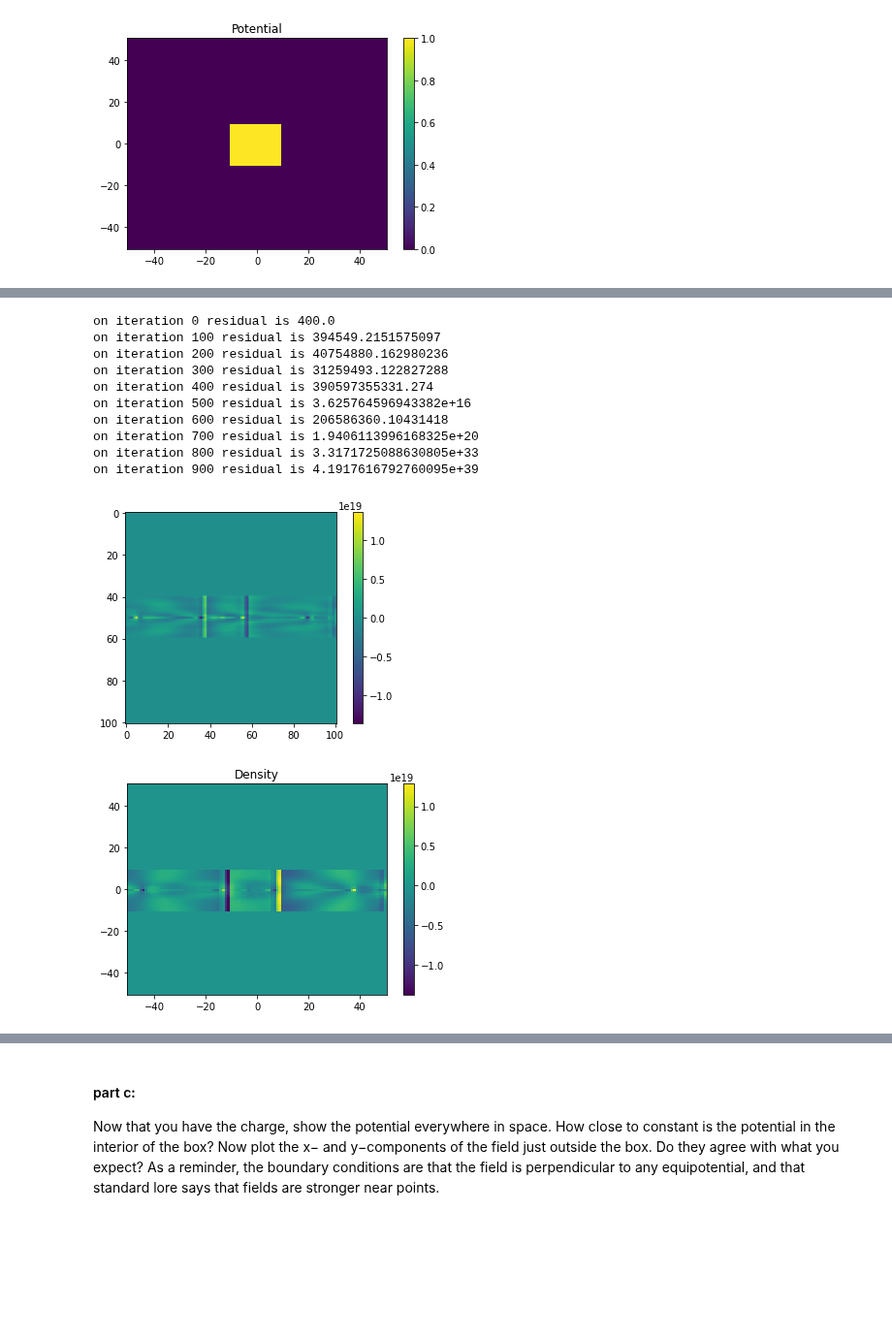
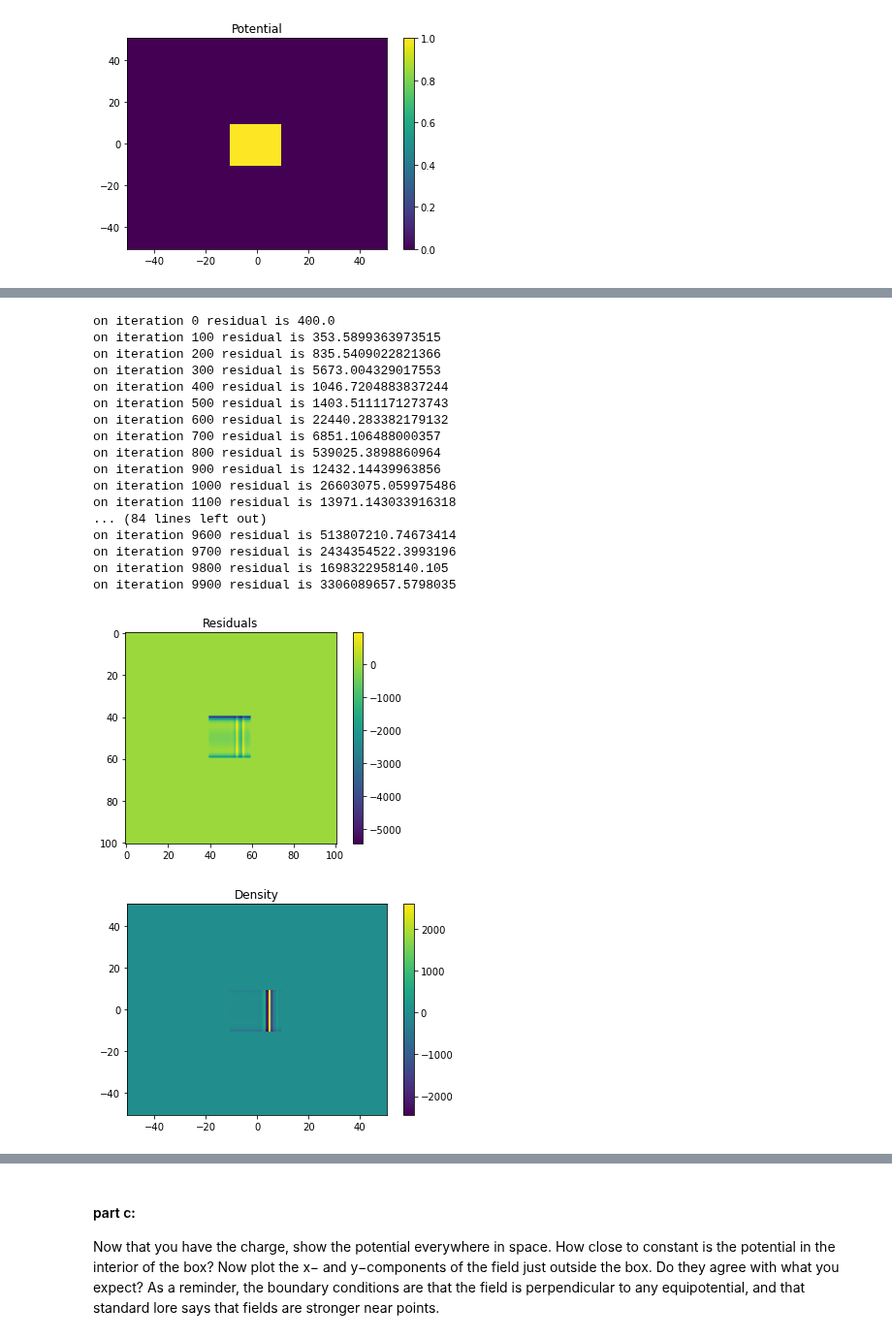
Before and after one commit to eklem1/Phys512_EK, a Jupyter notebook: PS7/A7_Q2.ipynb, the cells around one changed output, grey strips where cells are left out. Shown at 97% size. Saved outputs shown, nothing was run; the diff lists cells and outputs as text; code cells hidden in the pictures; blank space fills up the shorter version.

```diff
--- a/PS7/A7_Q2.ipynb
+++ b/PS7/A7_Q2.ipynb
@@ -200,2 +182,17 @@ def Ax(G, rho, mask):
+# %%
+def Ax(G, rho, mask):
+    Gp = convFunction(G, rho, p=1)
+
+    GpUse=Gp.copy()
+#     GpUse[mask]=1.0 #want our potential to be 1 in box ? but that's what b is,
+
+    GpUse[np.logical_not(mask)]=0.0 #want our potential outside to be 0?
+
+#     plt.pcolor(xx, yy, GpUse,  shading='auto')
+#     plt.colorbar()
+#     plt.show()
+
+#     print(GpUse[mask])
+    return GpUse
 # %%
 result = np.zeros(V.shape)
@@ -237,44 +228,30 @@ plt.show()
 bc=0*V
 
 mask=np.zeros([m,m],dtype='bool')
-# mask[:,0]=True
-# mask[:,-1]=True
-# mask[0,:]=True
-# mask[-1,:]=True
-#mask[n//2,n//4:(3*n)//4]=True
 
-#mask our line
-mask[cM-s:cM+s,cM-s]=True
-bc[cM-s:cM+s,cM-s]=1.0
-
-# mask[n//4:n//2,n//2:(3*n)//4]=True
-# bc[n//4:n//2,n//2:(3*n)//4]=-1.0
+#mask our line - I'm not actually usign this at all
+mask[cM-s:cM+s,cM-s:cM+s]=True
+bc[cM-s:cM+s,cM-s:cM+s]=1.0 #I don't think I need these anyways
 
 b=V.copy()
-# b[mask]=0
-#b2=-(bc[1:-1,0:-2]+bc[1:-1,2:]+bc[:-2,1:-1]+bc[2:,1:-1])/4.0
-
-# V=0*bc
 
 #what is b really?
 # is it just the 1/2pi * ln(r) function?
-x=np.linspace(-50,50,m)
+centI = int(m/2)
+# print(centI)
+
+x=np.linspace(-centI,centI,m)
 xx,yy=np.meshgrid(x,x)
 
 G = green(xx,yy)
 # print(G[50,:])
 #I get nans for the center point, cause there r = 0 and log(0) = -inf
 #doing this for now but this must be wrong -> soften to get rid of infs
-# for i in range(0, m):
-#     for j in range(0, m):
-#         if np.isinf(G[i, j]):
-#             print(i, j)
-#             G[i, j] = 0.0
-# G[cM-s:cM+s,cM-s:cM+s] = 0.0
 
 #also is this not just r, but dep on V at all???
 #or should the r go to the nearest point that is rho=0 or smt?
 #where does part a come in???
+#and what about the mask??
 
 #initial guess for rho
 rho = np.zeros([m,m])
@@ -283,13 +260,13 @@ r=b-Ax(G, rho, mask)
 
 # print(np.nonzero(Ax(G, rho, mask)))
 
-plt.pcolor(xx, yy, G, shading='auto')
+plt.pcolor(xx, yy, mask, shading='auto')
 plt.colorbar()
 plt.show()
 
 p=r.copy()
 
-for k in range(1000):
+for k in range(10000):
     #Ap=(Ax(pad(p),mask))
     Ap=Ax(G, p, mask)
     #rtr=np.sum(r*r)
@@ -308,6 +285,7 @@ for k in range(1000):
     r=rnew
 
 plt.imshow(r)
+plt.title("Residuals")
 plt.colorbar()
 plt.show()
 
@@ -320,12 +298,19 @@ plt.show()
 on iteration 0 residual is 400.0
-on iteration 100 residual is 394549.2151575097
-on iteration 200 residual is 40754880.162980236
-on iteration 300 residual is 31259493.122827288
-on iteration 400 residual is 390597355331.274
-on iteration 500 residual is 3.625764596943382e+16
-on iteration 600 residual is 206586360.10431418
-on iteration 700 residual is 1.9406113996168325e+20
-on iteration 800 residual is 3.3171725088630805e+33
-on iteration 900 residual is 4.1917616792760095e+39
+on iteration 100 residual is 353.5899363973515
+on iteration 200 residual is 835.5409022821366
+on iteration 300 residual is 5673.004329017553
+on iteration 400 residual is 1046.7204883837244
+on iteration 500 residual is 1403.5111171273743
+on iteration 600 residual is 22440.283382179132
+on iteration 700 residual is 6851.106488000357
+on iteration 800 residual is 539025.3898860964
+on iteration 900 residual is 12432.14439963856
+on iteration 1000 residual is 26603075.059975486
+on iteration 1100 residual is 13971.143033916318
+... (84 lines left out)
+on iteration 9600 residual is 513807210.74673414
+on iteration 9700 residual is 2434354522.3993196
+on iteration 9800 residual is 1698322958140.105
+on iteration 9900 residual is 3306089657.5798035
-[figure, old version]
+[figure, new version]
-[figure, old version]
+[figure, new version]
```
Also changed, not shown: parts of 13 cells of this notebook.
